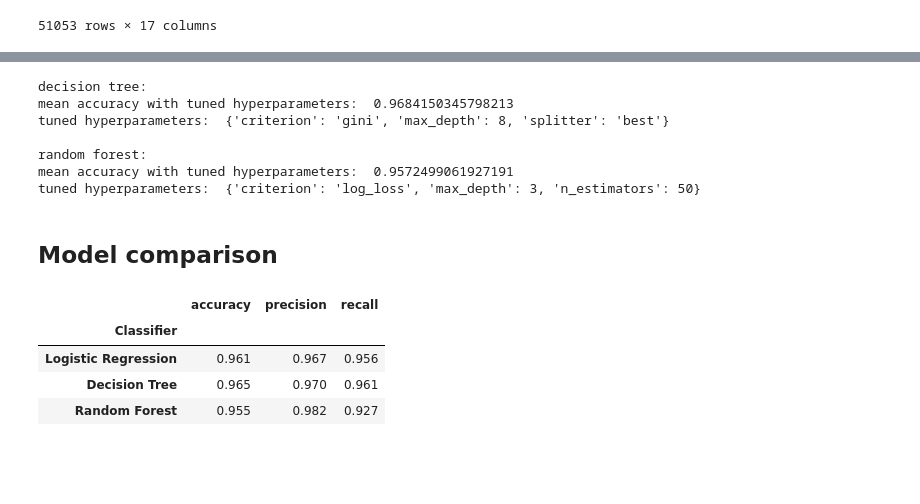
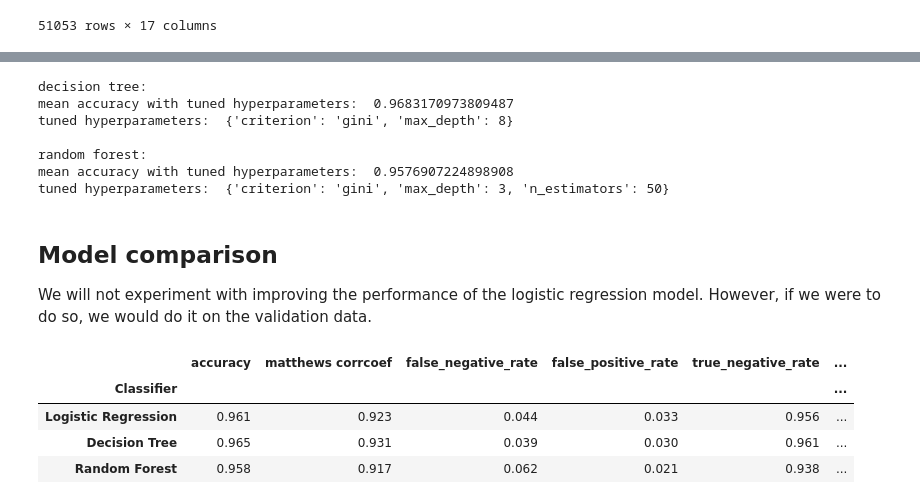
Before and after one commit to wlamnorman/League_of_legends_prediction, a Jupyter notebook: league_of_legends_pred.ipynb, the cells around one changed output, grey strips where cells are left out. Drawn from its saved outputs; the diff is of its cells as text; code cells hidden in the pictures; blank space fills up the shorter version.

```diff
--- a/league_of_legends_pred.ipynb
+++ b/league_of_legends_pred.ipynb
@@ -111,12 +107,11 @@ OBS! There may exist major issues with this model - multicollinearity, residuals
 print('\ndecision tree: ')
 dt_criterion=['log_loss','gini', 'entropy']
 dt_max_depth=range(5,9,1)
-dt_splitter=['best', 'random']
+
 dt=DecisionTreeClassifier()
 dt_grid=GridSearchCV(estimator=dt,cv=10,
                                 param_grid=dict(criterion=dt_criterion
-                                                ,max_depth=dt_max_depth
-                                                ,splitter=dt_splitter))
+                                                ,max_depth=dt_max_depth))
 dt_grid.fit(X_train,y_train)
 print('mean accuracy with tuned hyperparameters: ', dt_grid.best_score_)
 print('tuned hyperparameters: ', dt_grid.best_params_)
@@ -136,50 +131,61 @@ print("mean accuracy with tuned hyperparameters: ", rf_grid.best_score_)
 print("tuned hyperparameters: ", rf_grid.best_params_)
 # %% [output]
 decision tree:
-mean accuracy with tuned hyperparameters:  0.9684150345798213
-tuned hyperparameters:  {'criterion': 'gini', 'max_depth': 8, 'splitter': 'best'}
+mean accuracy with tuned hyperparameters:  0.9683170973809487
+tuned hyperparameters:  {'criterion': 'gini', 'max_depth': 8}
 
 random forest:
-mean accuracy with tuned hyperparameters:  0.9572499061927191
-tuned hyperparameters:  {'criterion': 'log_loss', 'max_depth': 3, 'n_estimators': 50}
+mean accuracy with tuned hyperparameters:  0.9576907224898908
+tuned hyperparameters:  {'criterion': 'gini', 'max_depth': 3, 'n_estimators': 50}
 # %% [markdown]
 ## Model comparison
+We will not experiment with improving the performance of the logistic regression model. However, if we were to do so, we would do it on the validation data.
 # %%
 # initiate chosen classifiers
 lr = LogisticRegression(fit_intercept=False)
-dt = DecisionTreeClassifier(criterion='gini',max_depth=8, splitter='best')
+dt = DecisionTreeClassifier(criterion='gini',max_depth=8)
 rf = RandomForestClassifier(n_estimators = 50, max_depth=3, criterion='gini')
 
 classifier_list = [
     (lr, "Logistic Regression ")
     ,(dt, "Decision Tree")
     ,(rf, "Random Forest")
             ]
 # split train into train and validation to keep test data held out until we have chosen a model, val is 16% of original
 X_train_2, X_validation, y_train_2, y_validation = train_test_split(X_train, y_train, test_size=0.2,
                                                     shuffle=True, random_state=2)
 
 # get metrics for chosen classifiers
 scores = defaultdict(list)
 for i, (clf, name) in enumerate(classifier_list):
     clf.fit(X_train_2, y_train_2)
-    y_prob = clf.predict_proba(X_validation)
+    #y_prob = clf.predict_proba(X_validation)
     y_pred = clf.predict(X_validation)
     scores["Classifier"].append(name)
 
-    for metric in [accuracy_score, precision_score, recall_score]:
+    for metric in [accuracy_score, matthews_corrcoef]:
         score_name = metric.__name__.replace("_", " ").replace("score", "")
         scores[score_name].append(metric(y_validation, y_pred))
+
+    tn, fp, fn, tp = confusion_matrix(y_validation, y_pred).ravel()
+    false_negative_rate = fn / (tn + fn)
+    false_positive_rate = fp / (tp + fp)
+    true_negative_rate = tn / (tn + fn)
+    true_positive_rate = tp / (tp + fp)
+    scores['false_negative_rate'].append(false_negative_rate)
+    scores['false_positive_rate'].append(false_positive_rate)
+    scores['true_negative_rate'].append(true_negative_rate)
+    scores['true_positive_rate '].append(true_positive_rate )
 
     score_df = pd.DataFrame(scores).set_index("Classifier")
 
 score_df.round(decimals=3)
 # %% [output]
-|  | accuracy | precision | recall |
-| Classifier |  |  |  |
-| Logistic Regression | 0.961 | 0.967 | 0.956 |
-| Decision Tree | 0.965 | 0.970 | 0.961 |
-| Random Forest | 0.955 | 0.982 | 0.927 |
+|  | accuracy | matthews corrcoef | false_negative_rate | false_positive_rate | true_negative_rate | ... |
+| Classifier |  |  |  |  |  | ... |
+| Logistic Regression | 0.961 | 0.923 | 0.044 | 0.033 | 0.956 | ... |
+| Decision Tree | 0.965 | 0.931 | 0.039 | 0.030 | 0.961 | ... |
+| Random Forest | 0.958 | 0.917 | 0.062 | 0.021 | 0.938 | ... |
 # %% [markdown]
 ### Notes:
 - Accuracy is similar for all models, especially logistic regression and the decision tree, but the decision tree has the highest accuracy. It is possible that the logistic regression model would have outperformed the decision tree model in terms of accuracy had we feature engineered such that the logistic regression model could better pick up non-linear relationships which may exist between the target variable and predictor variables. Of course, the tree models hypertuning might have been subpar as well.
```
Also changed, not shown: parts of 47 cells of this notebook.
